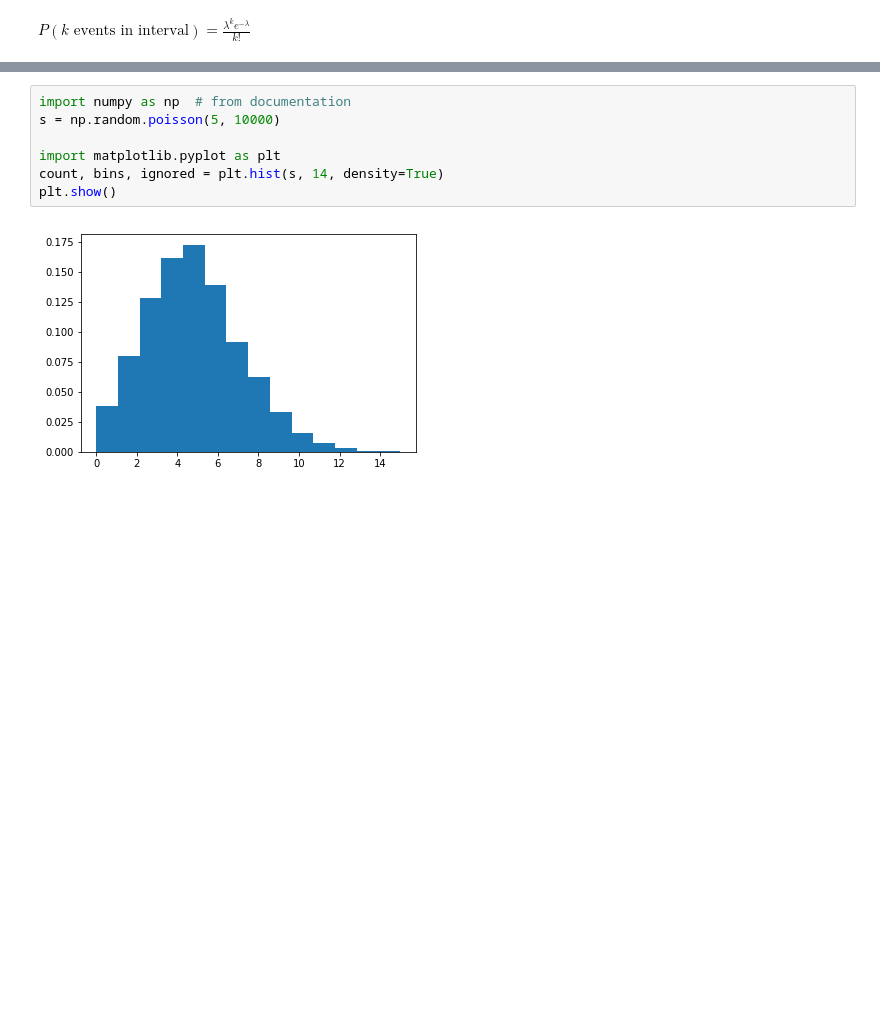
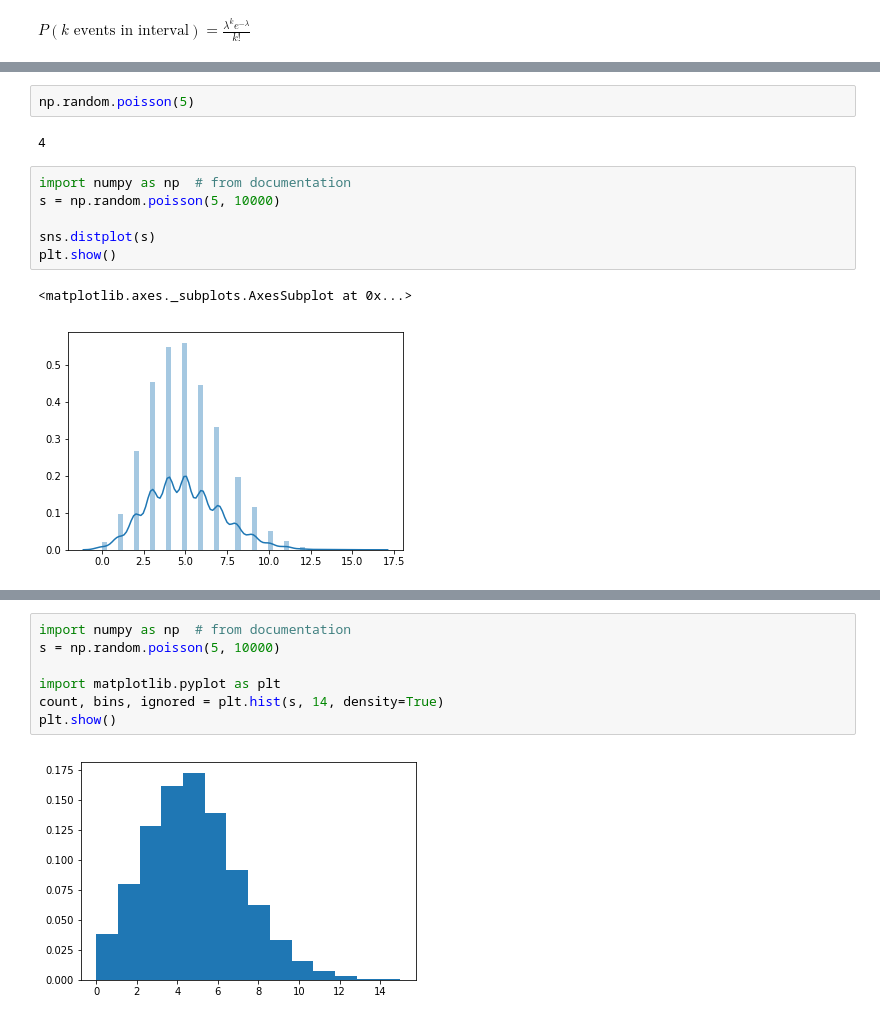
Before and after one commit to angela1C/Programming-for-Data-Analysis-numpy.random-project-2019, a Jupyter notebook: NumpyRandom.ipynb, the cells around one changed output, grey strips where cells are left out. Drawn from its saved outputs; the diff is of its cells as text; blank space fills up the shorter version.

```diff
--- a/NumpyRandom.ipynb
+++ b/NumpyRandom.ipynb
@@ -1571,0 +1825,13 @@ Here is the example from the documentation of 10000 samples drawn from a poisson
+# %%
+np.random.poisson(5)
+# %% [output]
+4
+# %%
+import numpy as np  # from documentation
+s = np.random.poisson(5, 10000)
+
+sns.distplot(s)
+plt.show()
+# %% [output]
+<matplotlib.axes._subplots.AxesSubplot at 0x...>
+[figure, added]
```
Also changed, not shown: parts of 32 cells of this notebook, 1 other file.
